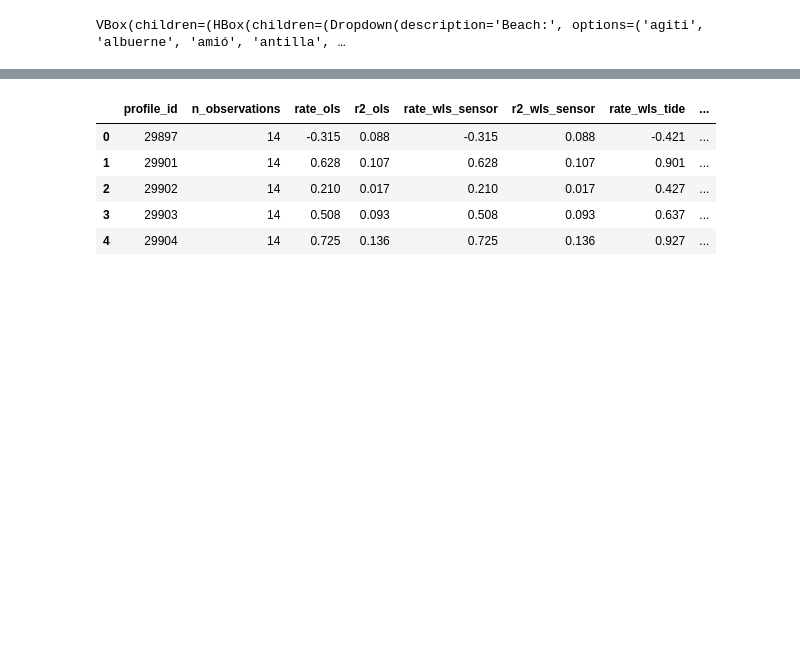
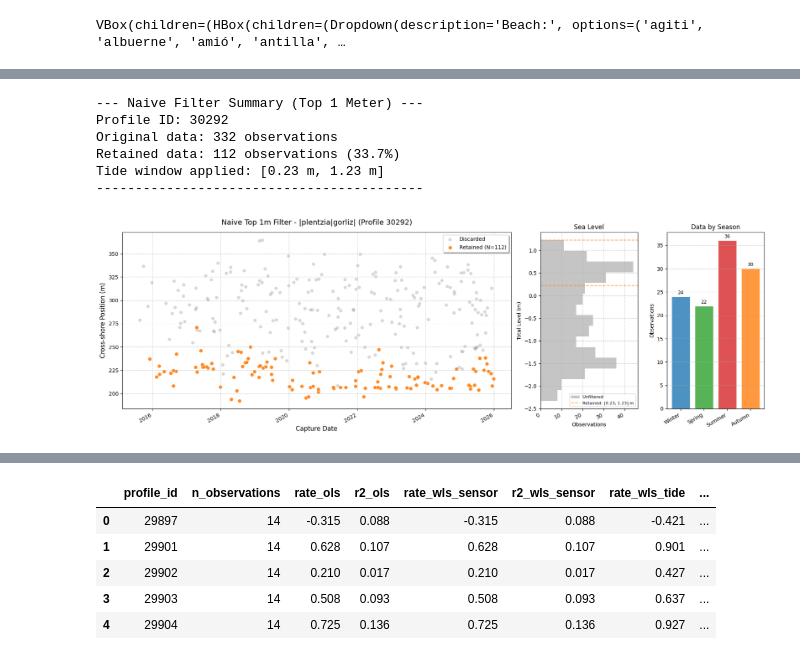
Before and after one commit to AlbertGallegoJimenez/macrotidal_coastal_rates, a Jupyter notebook: nb_test_tasas.ipynb, the cells around one changed output, grey strips where cells are left out. Saved outputs shown, nothing was run; the diff lists cells and outputs as text; code cells hidden in the pictures; blank space fills up the shorter version.

```diff
--- a/nb_test_tasas.ipynb
+++ b/nb_test_tasas.ipynb
@@ -272,3 +460,17 @@ Datos retenidos:  21 líneas (6.3%)
+# %%
+# Ejemplo de uso:
+visualizar_filtro_superior_1m(
+    df_original=profiles_shoreline_intersections,
+    profile_id=30292
+)
+# %% [output]
+--- Naive Filter Summary (Top 1 Meter) ---
+Profile ID: 30292
+Original data: 332 observations
+Retained data: 112 observations (33.7%)
+Tide window applied: [0.23 m, 1.23 m]
+------------------------------------------
+[figure, added]
 # %%
 # Ejemplo de uso:
 visualizar_resultado_filtro(
```
Also changed, not shown: parts of 8 cells of this notebook.
